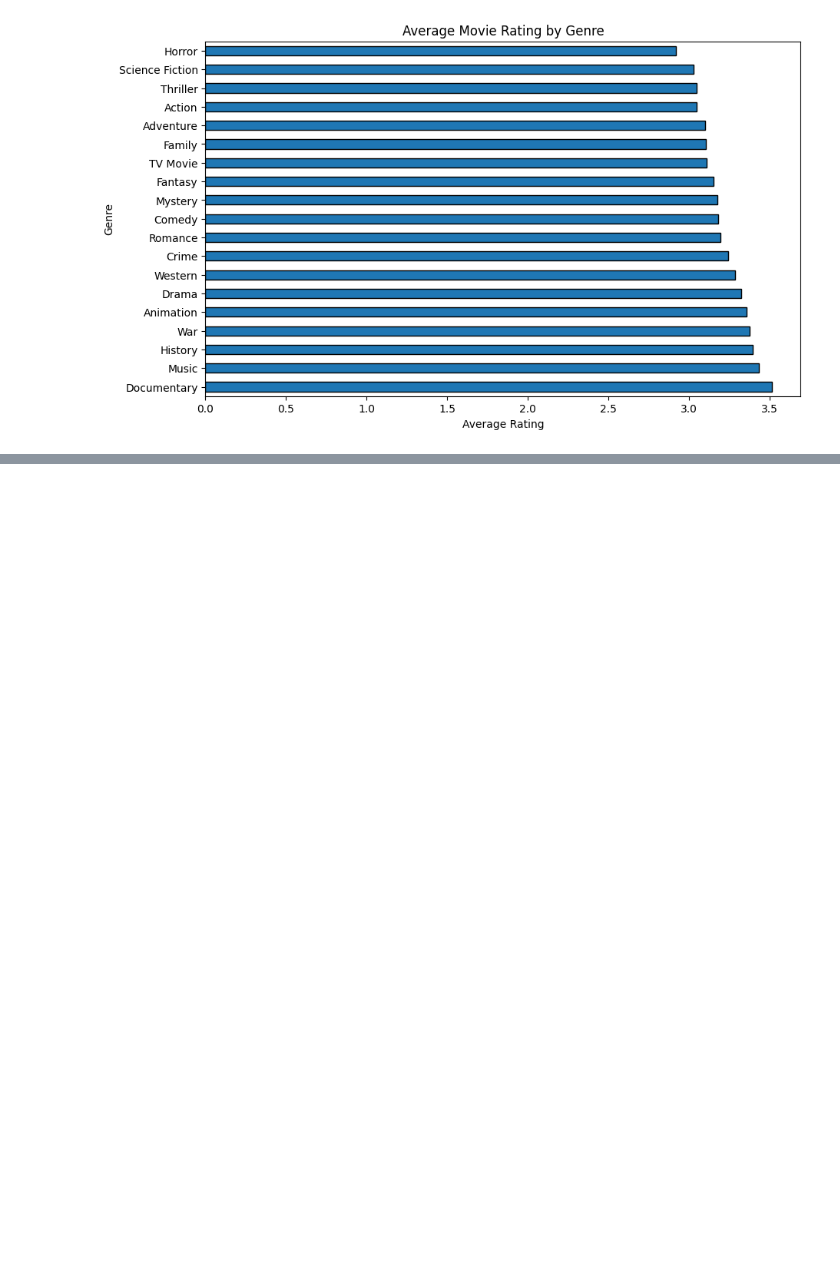
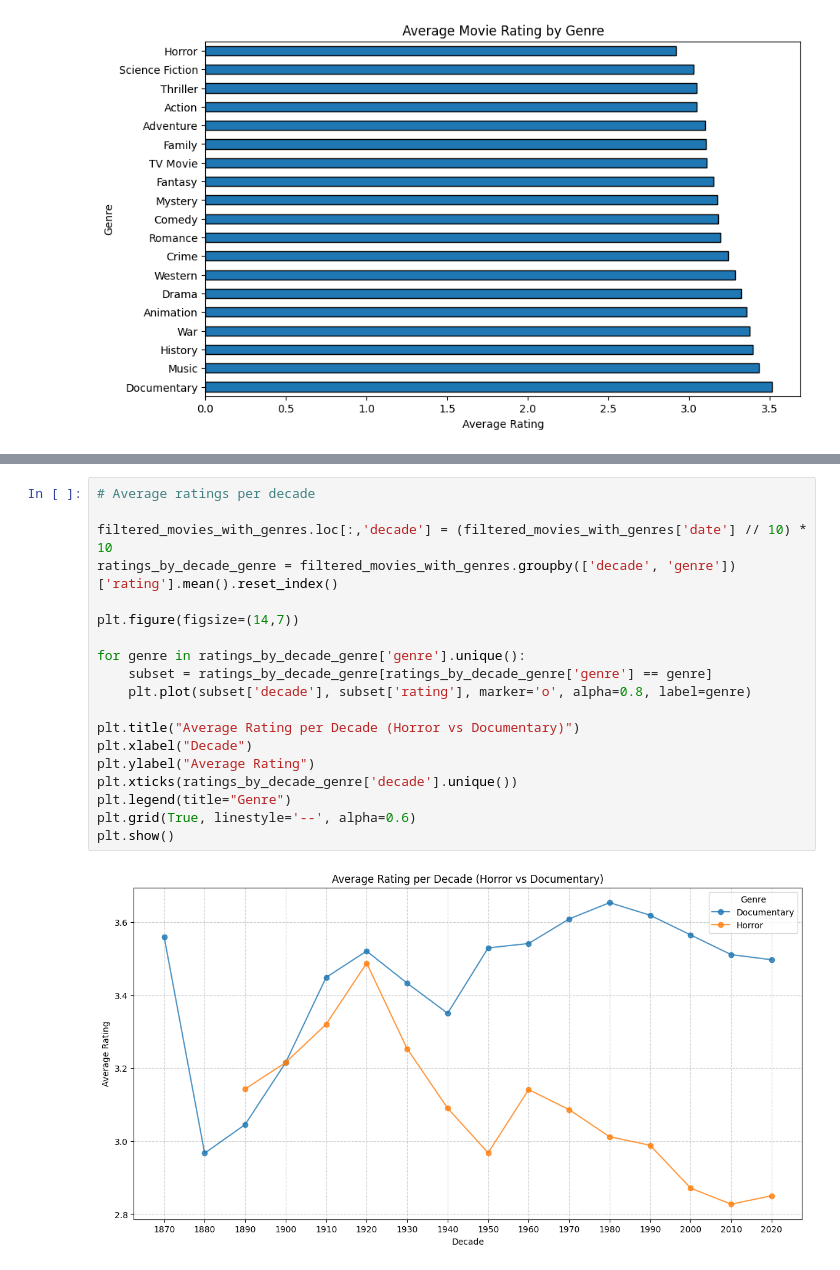
Before and after one commit to FandriS7276/IUM-TWEB, a Jupyter notebook: Multivariate Analysis.ipynb, the cells around one changed output, grey strips where cells are left out. Drawn from its saved outputs; the diff is of its cells as text; blank space fills up the shorter version.

```diff
--- a/Multivariate Analysis.ipynb
+++ b/Multivariate Analysis.ipynb
@@ -53,0 +136,21 @@ plt.show()
+# %%
+# Average ratings per decade
+
+filtered_movies_with_genres.loc[:,'decade'] = (filtered_movies_with_genres['date'] // 10) * 10
+ratings_by_decade_genre = filtered_movies_with_genres.groupby(['decade', 'genre'])['rating'].mean().reset_index()
+
+plt.figure(figsize=(14,7))
+
+for genre in ratings_by_decade_genre['genre'].unique():
+    subset = ratings_by_decade_genre[ratings_by_decade_genre['genre'] == genre]
+    plt.plot(subset['decade'], subset['rating'], marker='o', alpha=0.8, label=genre)
+
+plt.title("Average Rating per Decade (Horror vs Documentary)")
+plt.xlabel("Decade")
+plt.ylabel("Average Rating")
+plt.xticks(ratings_by_decade_genre['decade'].unique())
+plt.legend(title="Genre")
+plt.grid(True, linestyle='--', alpha=0.6)
+plt.show()
+# %% [output]
+[figure, added]
```
Also changed, not shown: parts of 7 cells of this notebook.
